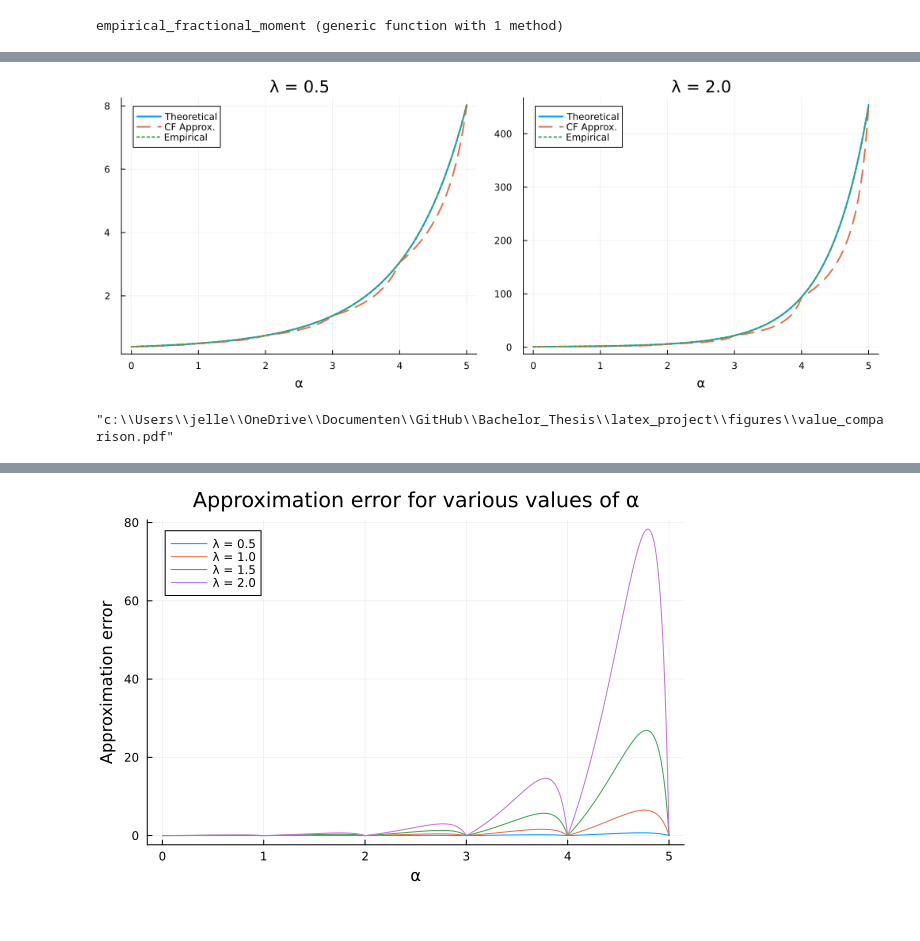
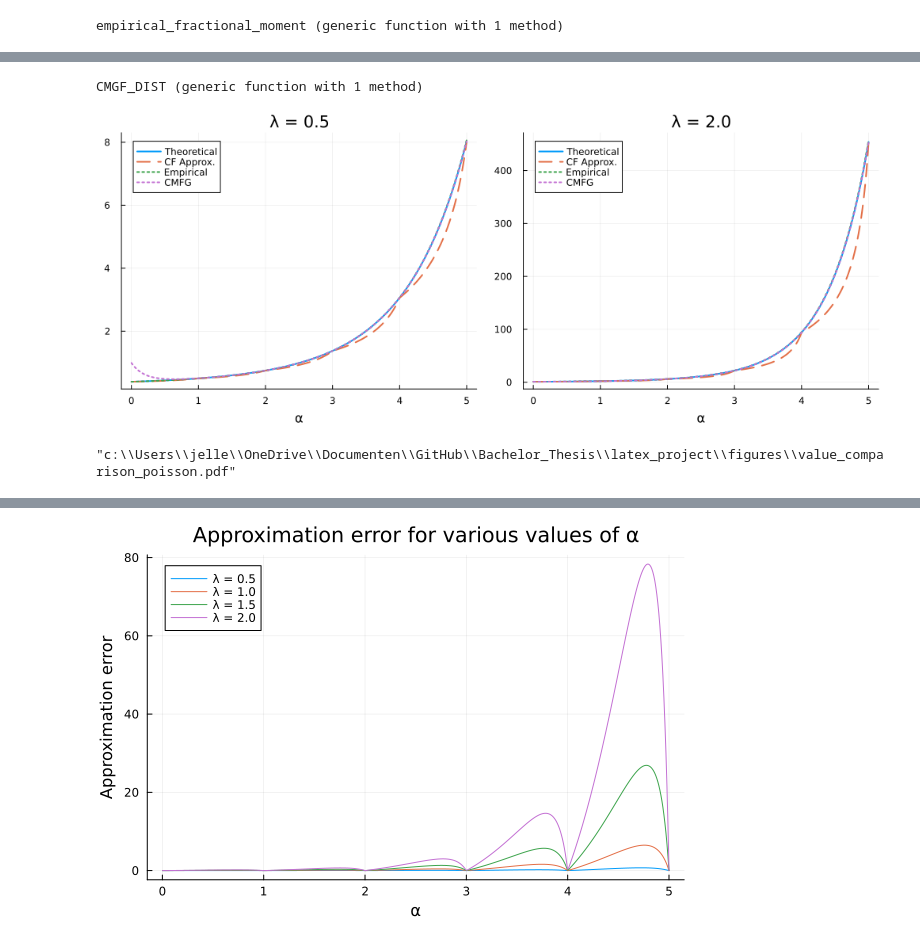
Before and after one commit to RJelleR/Bachelor_Thesis, a Jupyter notebook: simulation.ipynb, the cells around one changed output, grey strips where cells are left out. Drawn from its saved outputs; the diff is of its cells as text; code cells hidden in the pictures.

```diff
--- a/simulation.ipynb
+++ b/simulation.ipynb
@@ -226,7 +225,7 @@ stat_df .= round.(stat_df, digits=3)
 # %%
 #Function to find the empirical value of a moment by simulation
 function empirical_fractional_moment(samples::AbstractVector{<:Real}, alpha::Real)
-    return mean(samples .^ alpha)
+    return mean(abs.(samples) .^ alpha)
 end
 # %% [output]
 empirical_fractional_moment (generic function with 1 method)
@@ -260,0 +256,14 @@ end
+# %%
+function CMGF_DIST(r::Float64, ξ::Float64, s::Float64, dist_name::String, params::Dict; tol=1e-8)
+    integrand(t) = begin
+        z = Complex(s, t)
+        Mz = MGF_DIST(z, params, dist_name)
+        M_minus_z = MGF_DIST(-z, params, dist_name)
+        numerator = exp(-ξ * z) * Mz + exp(ξ * z) * M_minus_z
+        real(numerator / z^(r + 1))
+    end
+    integral, _ = quadgk(integrand, 0, 100; rtol=tol)
+    return gamma(r + 1) / π * integral
+end
+# %% [output]
+CMGF_DIST (generic function with 1 method)
@@ -261,20 +338,60 @@ end
+# %%
+#Obtaining separate values, so not the differences.
+mus = [0.0, 2.0]
+sigmas = [1.0, sqrt(2)]
+s = 1.0
+ξ = 0.0
+
+
+alphas = range(0.001, 5, length=500)
+results = Dict{Tuple{Float64,Float64},DataFrame}()
+
+for μ in mus
+    for σ in sigmas
+        N = Normal(μ, σ)
+        samples = rand(N, 1_000_000)
+        values_theoretical = Float64[]
+        values_CF = Float64[]
+        values_empirical = Float64[]
+        values_CMGF = Float64[]
+        parameters = Dict("μ" => μ, "σ" => σ)
+
+        for α in alphas
+            push!(values_theoretical, FractionalMoments.original_fractional_moment(N, α, use_abs=true))
+            push!(values_CF, FractionalMoments.original_fractional_moment_CF(N, α, use_abs=true))
+            push!(values_empirical, empirical_fractional_moment(samples, α))
+            push!(values_CMGF, CMGF_DIST(α, ξ, s, "Normal", parameters))
+
+        end
+
+        df = DataFrame(
+            alpha=collect(alphas),
+            theoretical=values_theoretical,
+            CF_approx=values_CF,
+            empirical=values_empirical,
+            CMGF=values_CMGF
+        )
+        results[(μ, σ)] = df
+    end
+end
 # %%
 #Plotting values for various orders and parameter values
 selected_lambdas = [first(lambdas), last(lambdas)]
 plt = plot(layout=(1, 2), size=(1000, 400), legend=:topleft, bottom_margin=5mm, xlabel="α", ylabel="")
 
 i = 1
 for (i, λ) in enumerate(selected_lambdas)
     df = results[λ]
     plot!(df.alpha, df.theoretical, label="Theoretical", lw=2, subplot=i)
     plot!(df.alpha, df.CF_approx, label="CF Approx.", lw=2, ls=:dash, subplot=i)
     plot!(df.alpha, df.empirical, label="Empirical", lw=2, ls=:dot, subplot=i)
+    plot!(df.alpha, df.CMGF, label="CMFG", lw=2, ls=:dot, subplot=i)
     title!(plt[i], "λ = $λ")
     i += 1
 end
 
 display(plt)
-savefig(plt, "latex_project/figures/value_comparison.pdf")
+savefig(plt, "latex_project/figures/value_comparison_poisson.pdf")
 # %% [output]
-[figure, old version]
+[figure, new version]
-"c:\\Users\\jelle\\OneDrive\\Documenten\\GitHub\\Bachelor_Thesis\\latex_project\\figures\\value_comparison.pdf"
+"c:\\Users\\jelle\\OneDrive\\Documenten\\GitHub\\Bachelor_Thesis\\latex_project\\figures\\value_comparison_poisson.pdf"
```
Also changed, not shown: parts of 8 cells of this notebook, 19 other files.
